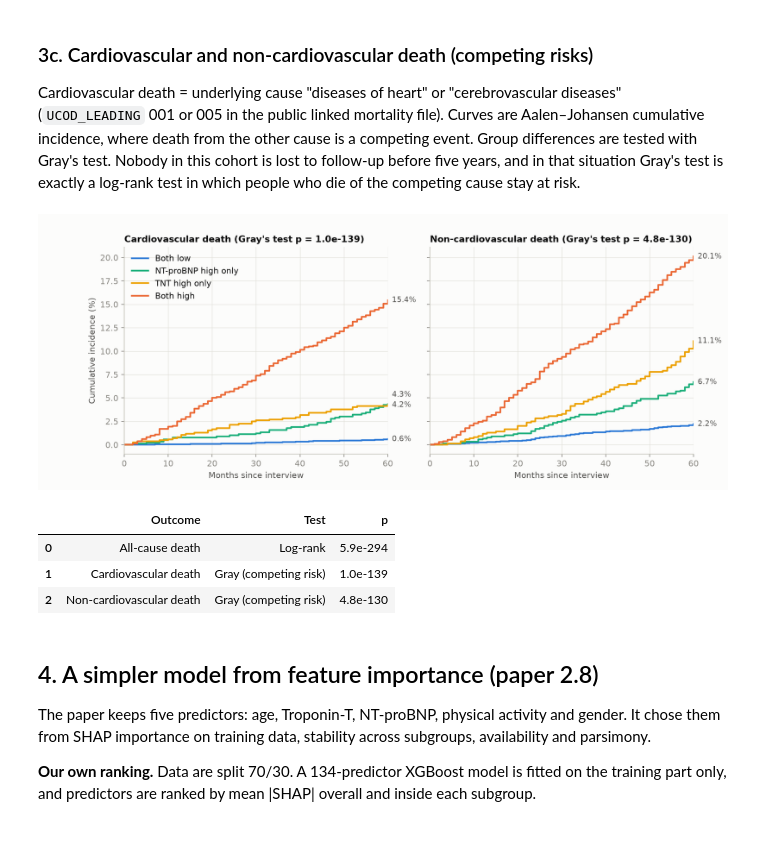
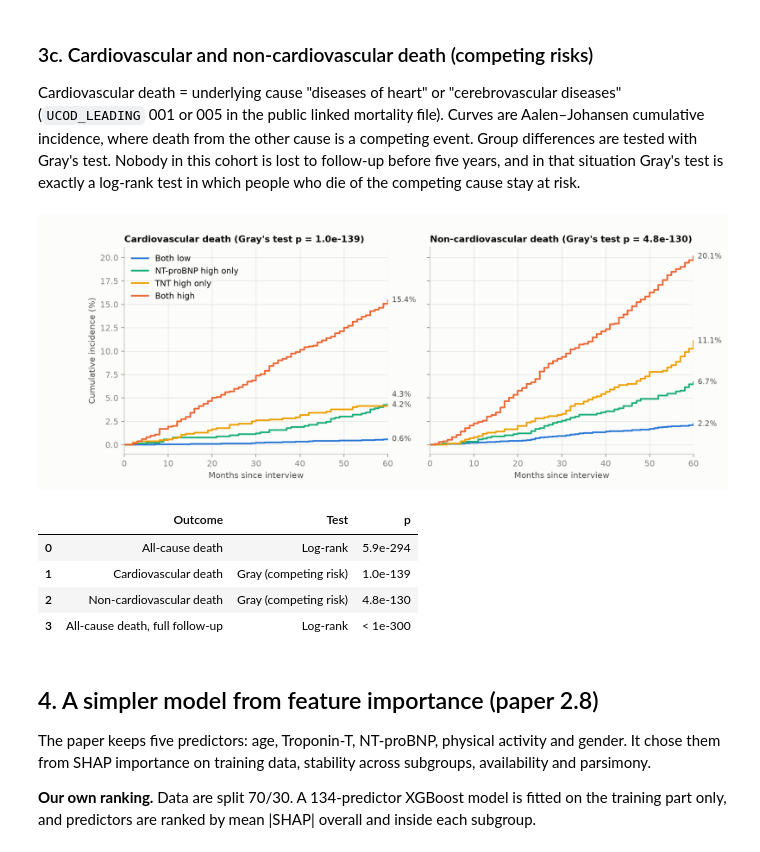
Before and after one commit to Evode-Manirahari/nhanes-cardiovascular-ml, a Jupyter notebook: notebooks/06_paper134_results.ipynb, the cells around one changed output. Cells and saved outputs as stored; diff of their text form; code cells hidden in the pictures.

```diff
--- a/notebooks/06_paper134_results.ipynb
+++ b/notebooks/06_paper134_results.ipynb
@@ -211,14 +293,15 @@ competing cause stay at risk.
 # %%
 fig("fig_cumulative_incidence.png", 1000)
 t = table("survival_tests.csv")
-t["p"] = t["p"].map(lambda v: f"{v:.1e}")
+t["p"] = t["p"].map(lambda v: f"{v:.1e}" if v > 0 else "< 1e-300")
 t
 # %% [output]
 [figure]
 |  | Outcome | Test | p |
 | 0 | All-cause death | Log-rank | 5.9e-294 |
 | 1 | Cardiovascular death | Gray (competing risk) | 1.0e-139 |
 | 2 | Non-cardiovascular death | Gray (competing risk) | 4.8e-130 |
+| 3 | All-cause death, full follow-up | Log-rank | < 1e-300 |
 # %% [markdown]
 ## 4. A simpler model from feature importance (paper 2.8)
 
```
Also changed, not shown: parts of 34 cells of this notebook, 3 other files.
